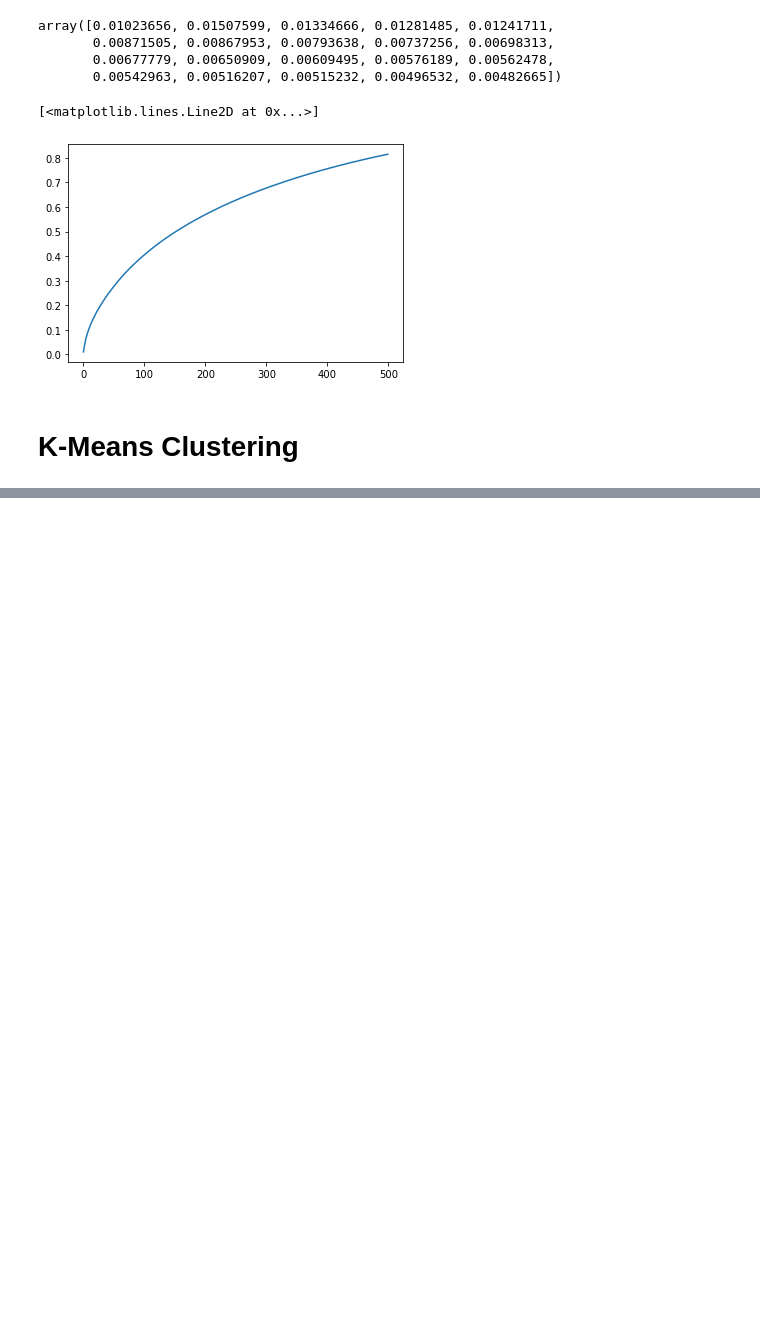
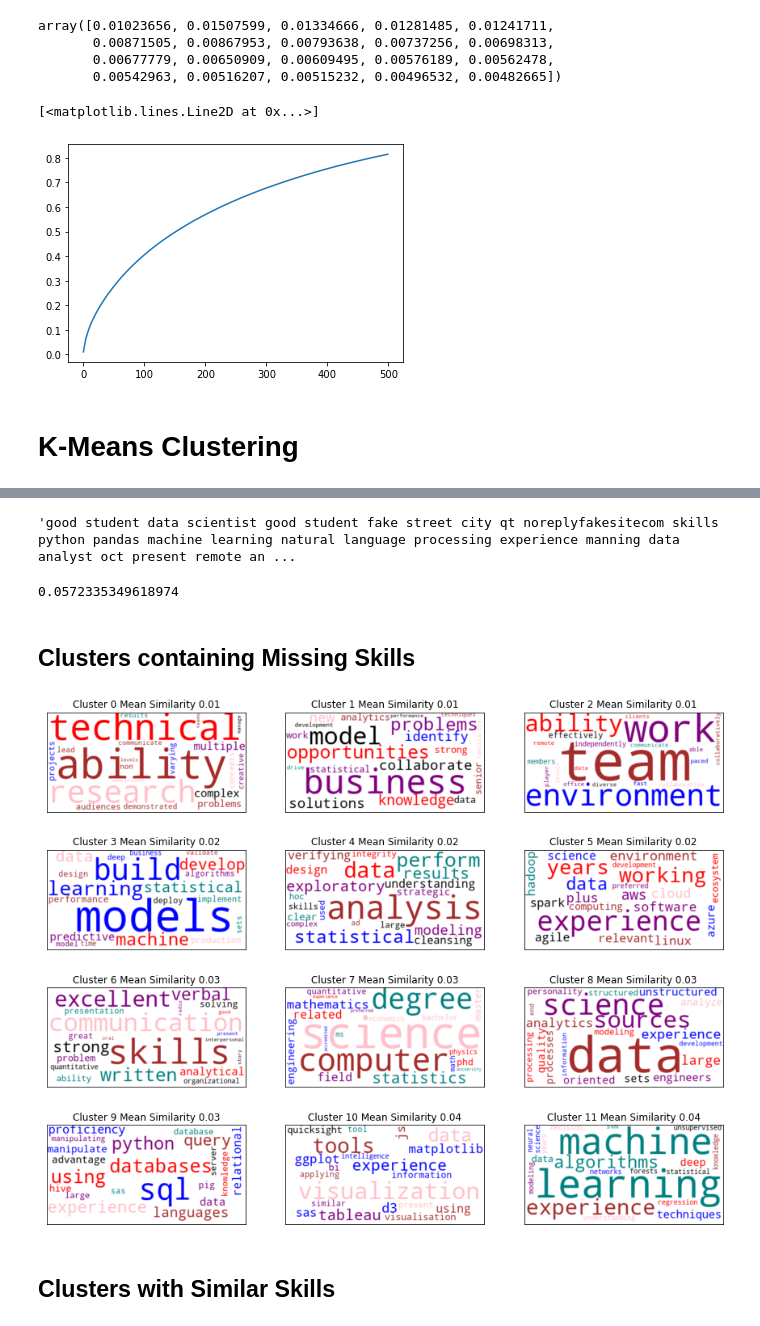
Before and after one commit to ambreen2006/nlp_job_postings, a Jupyter notebook: ML_Pipeline.ipynb, the cells around one changed output, grey strips where cells are left out. Saved outputs shown, nothing was run; the diff lists cells and outputs as text; code cells hidden in the pictures; blank space fills up the shorter version.

Commit message:
feat: Skills from the most similar and different clusters

```diff
--- a/ML_Pipeline.ipynb
+++ b/ML_Pipeline.ipynb
@@ -455,0 +451,4 @@ print_requirements_in_cluster(14)
+# %%
+tfidf_skills_with_resume = tfidf_skills_with_resume.toarray()
+# %%
+bullets_sim = tfidf_skills_with_resume[1:] @ tfidf_skills_with_resume[0]
@@ -455,0 +479,33 @@ print_requirements_in_cluster(14)
+# %%
+resume_clean
+# %% [output]
+'good student data scientist good student fake street city qt noreplyfakesitecom skills python pandas machine learning natural language processing experience manning data analyst oct present remote an ...
+# %%
+bullets_sim[cluster_groups[8].Index.values].mean()
+# %% [output]
+0.0572335349618974
+# %%
+mean_similarities = [bullets_sim[cluster.Index.values].mean() for cluster in cluster_groups]
+# %%
+sorted_indices = np.argsort(mean_similarities)
+# %% [markdown]
+## Clusters containing Missing Skills
+# %%
+cols = 3
+rows = 12 // cols
+fig, axes = plt.subplots(rows, cols, figsize=(15, 12))
+axes = axes.flatten()
+i = 0
+
+for index in sorted_indices:
+    if mean_similarities[index] < 0.05:
+        img = cluster_to_image(cluster_groups[index])
+        axes[i].imshow(img, interpolation='bilinear')
+        axes[i].set_title(f"Cluster {i} Mean Similarity {mean_similarities[index]:.2f}")
+        axes[i].set_xticks([])
+        axes[i].set_yticks([])
+        i += 1
+# %% [output]
+[figure, added]
+# %% [markdown]
+## Clusters with Similar Skills
```
Also changed, not shown: parts of 28 cells of this notebook.
